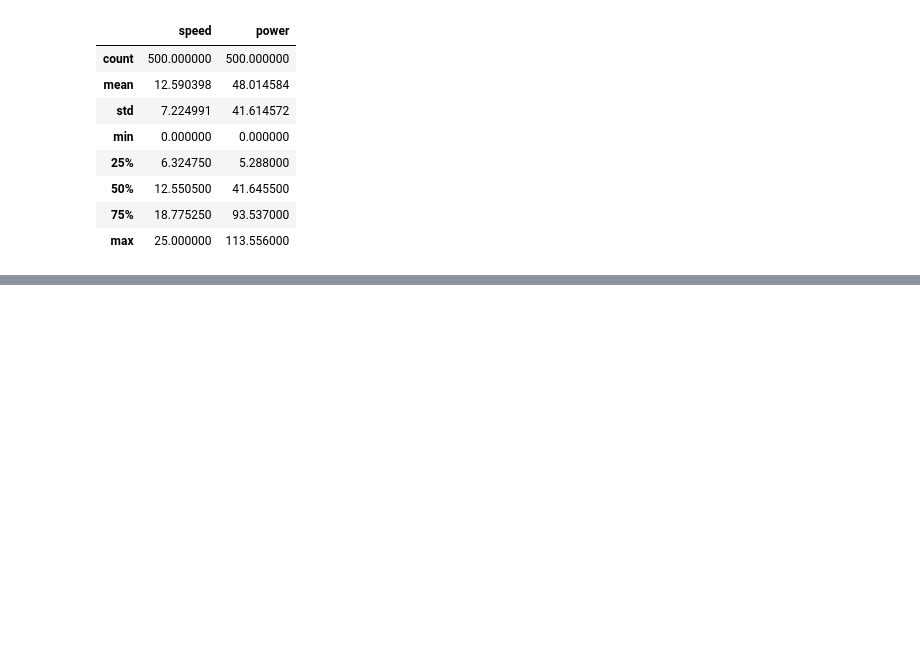
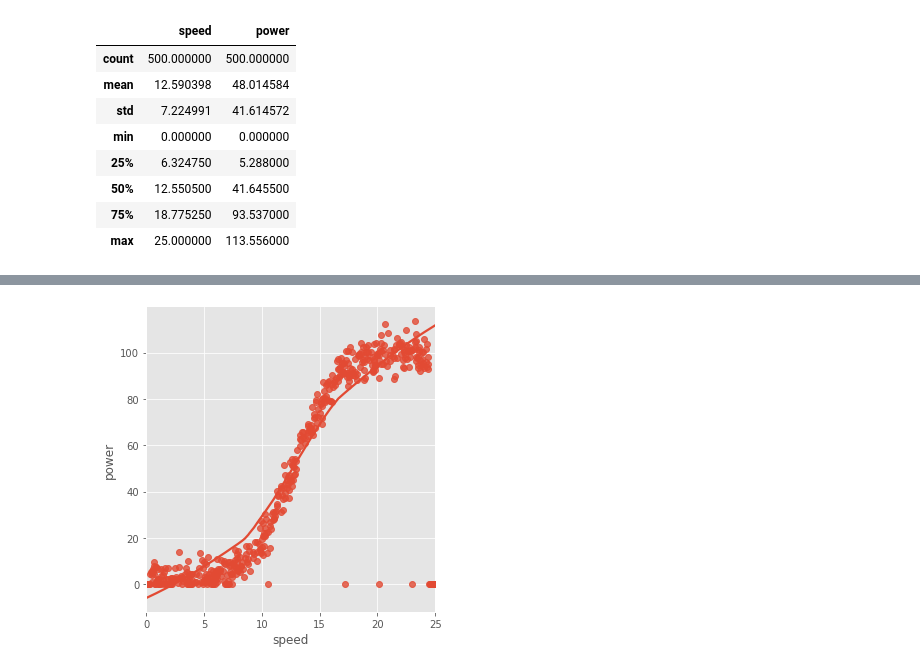
Before and after one commit to declanohara123/Wind-Turbine, a Jupyter notebook: Linear Regression of Wind Turbine Power Output.ipynb, the cells around one changed output, grey strips where cells are left out. Cells and saved outputs as stored; diff of their text form; code cells hidden in the pictures; blank space fills up the shorter version.

```diff
--- a/Linear Regression of Wind Turbine Power Output.ipynb
+++ b/Linear Regression of Wind Turbine Power Output.ipynb
@@ -54,0 +43,4 @@ sns.relplot(data=df, x="speed", y="power")
+# %%
+sns.lmplot(x="speed", y="power", data=df, lowess=True);
+# %% [output]
+[figure, added]
```
Also changed, not shown: parts of 7 cells of this notebook.
